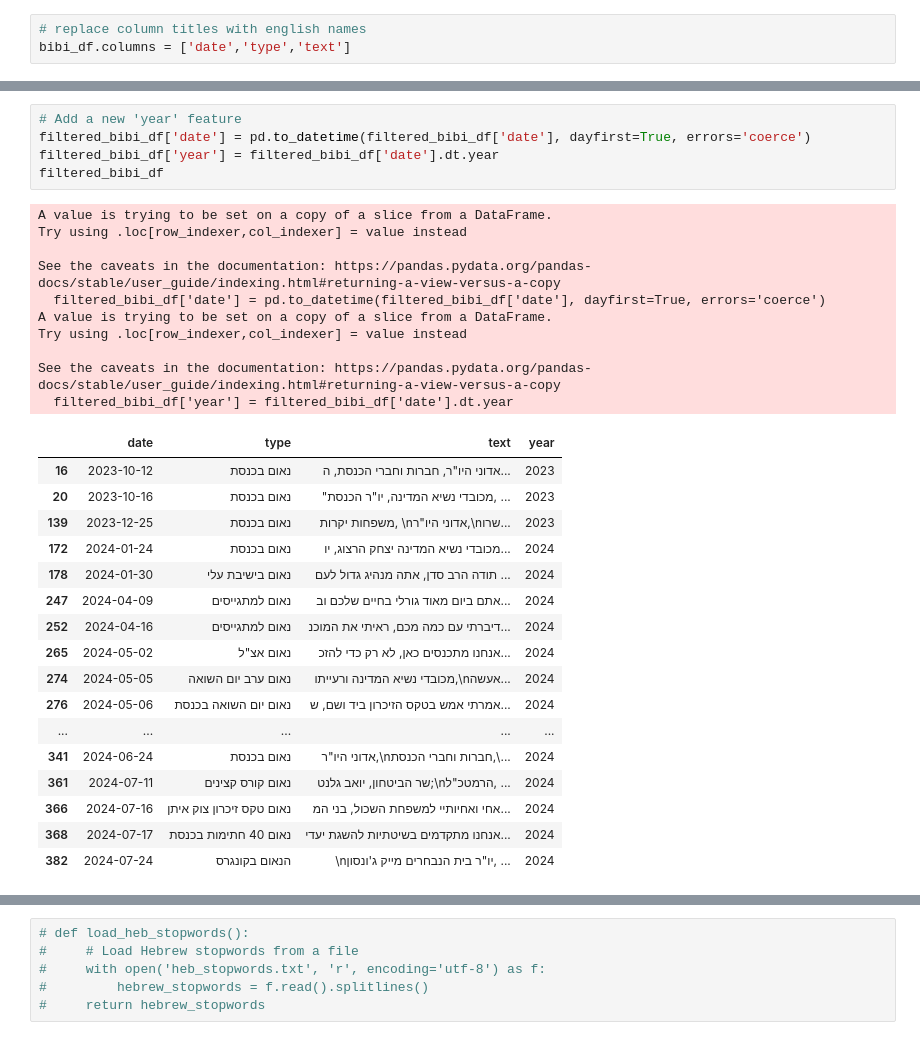
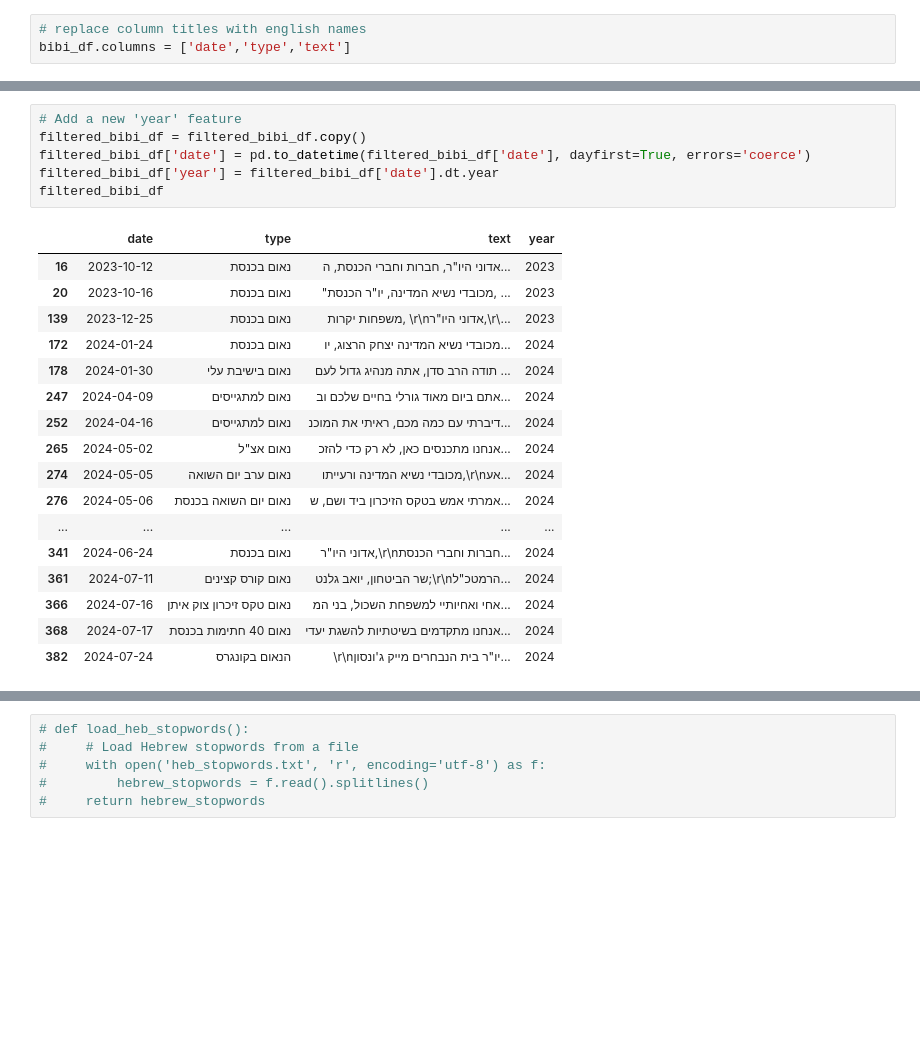
Before and after one commit to ErezLavi/hw3-nlp, a Jupyter notebook: hw3.ipynb, the cells around one changed output, grey strips where cells are left out. Drawn from its saved outputs; the diff is of its cells as text; blank space fills up the shorter version.

```diff
--- a/hw3.ipynb
+++ b/hw3.ipynb
@@ -52,36 +52,27 @@ filtered_bibi_df
 # %%
 # Add a new 'year' feature
+filtered_bibi_df = filtered_bibi_df.copy()
 filtered_bibi_df['date'] = pd.to_datetime(filtered_bibi_df['date'], dayfirst=True, errors='coerce')
 filtered_bibi_df['year'] = filtered_bibi_df['date'].dt.year
 filtered_bibi_df
 # %% [output]
-A value is trying to be set on a copy of a slice from a DataFrame.
-Try using .loc[row_indexer,col_indexer] = value instead
-
-See the caveats in the documentation: https://pandas.pydata.org/pandas-docs/stable/user_guide/indexing.html#returning-a-view-versus-a-copy
-  filtered_bibi_df['date'] = pd.to_datetime(filtered_bibi_df['date'], dayfirst=True, errors='coerce')
-A value is trying to be set on a copy of a slice from a DataFrame.
-Try using .loc[row_indexer,col_indexer] = value instead
-
-See the caveats in the documentation: https://pandas.pydata.org/pandas-docs/stable/user_guide/indexing.html#returning-a-view-versus-a-copy
-  filtered_bibi_df['year'] = filtered_bibi_df['date'].dt.year
 |  | date | type | text | year |
 | 16 | 2023-10-12 | נאום בכנסת | אדוני היו"ר, חברות וחברי הכנסת, ה... | 2023 |
 | 20 | 2023-10-16 | נאום בכנסת | "מכובדי נשיא המדינה, יו"ר הכנסת, ... | 2023 |
-| 139 | 2023-12-25 | נאום בכנסת | משפחות יקרות, \nאדוני היו"ר,\nשרו... | 2023 |
+| 139 | 2023-12-25 | נאום בכנסת | משפחות יקרות, \r\nאדוני היו"ר,\r\... | 2023 |
 | 172 | 2024-01-24 | נאום בכנסת | מכובדי נשיא המדינה יצחק הרצוג, יו... | 2024 |
 | 178 | 2024-01-30 | נאום בישיבת עלי | תודה הרב סדן, אתה מנהיג גדול לעם ... | 2024 |
 | 247 | 2024-04-09 | נאום למתגייסים | אתם ביום מאוד גורלי בחיים שלכם וב... | 2024 |
 | 252 | 2024-04-16 | נאום למתגייסים | דיברתי עם כמה מכם, ראיתי את המוכנ... | 2024 |
 | 265 | 2024-05-02 | נאום אצ"ל | אנחנו מתכנסים כאן, לא רק כדי להזכ... | 2024 |
-| 274 | 2024-05-05 | נאום ערב יום השואה | מכובדי נשיא המדינה ורעייתו,\nאעשה... | 2024 |
+| 274 | 2024-05-05 | נאום ערב יום השואה | מכובדי נשיא המדינה ורעייתו,\r\nאע... | 2024 |
 | 276 | 2024-05-06 | נאום יום השואה בכנסת | אמרתי אמש בטקס הזיכרון ביד ושם, ש... | 2024 |
 | ... | ... | ... | ... | ... |
-| 341 | 2024-06-24 | נאום בכנסת | אדוני היו"ר,\nחברות וחברי הכנסת,\... | 2024 |
-| 361 | 2024-07-11 | נאום קורס קצינים | שר הביטחון, יואב גלנט;\nהרמטכ"ל, ... | 2024 |
+| 341 | 2024-06-24 | נאום בכנסת | אדוני היו"ר,\r\nחברות וחברי הכנסת... | 2024 |
+| 361 | 2024-07-11 | נאום קורס קצינים | שר הביטחון, יואב גלנט;\r\nהרמטכ"ל... | 2024 |
 | 366 | 2024-07-16 | נאום טקס זיכרון צוק איתן | אחי ואחיותיי למשפחת השכול, בני המ... | 2024 |
 | 368 | 2024-07-17 | נאום 40 חתימות בכנסת | אנחנו מתקדמים בשיטתיות להשגת יעדי... | 2024 |
-| 382 | 2024-07-24 | הנאום בקונגרס | \nיו"ר בית הנבחרים מייק ג'ונסון, ... | 2024 |
+| 382 | 2024-07-24 | הנאום בקונגרס | \r\nיו"ר בית הנבחרים מייק ג'ונסון... | 2024 |
 # %%
 # remove '\n' from the text column
 filtered_bibi_df.loc[:, 'text'] = filtered_bibi_df['text'].str.replace('\n', ' ', regex=False)
```
Also changed, not shown: parts of 5 cells of this notebook.
